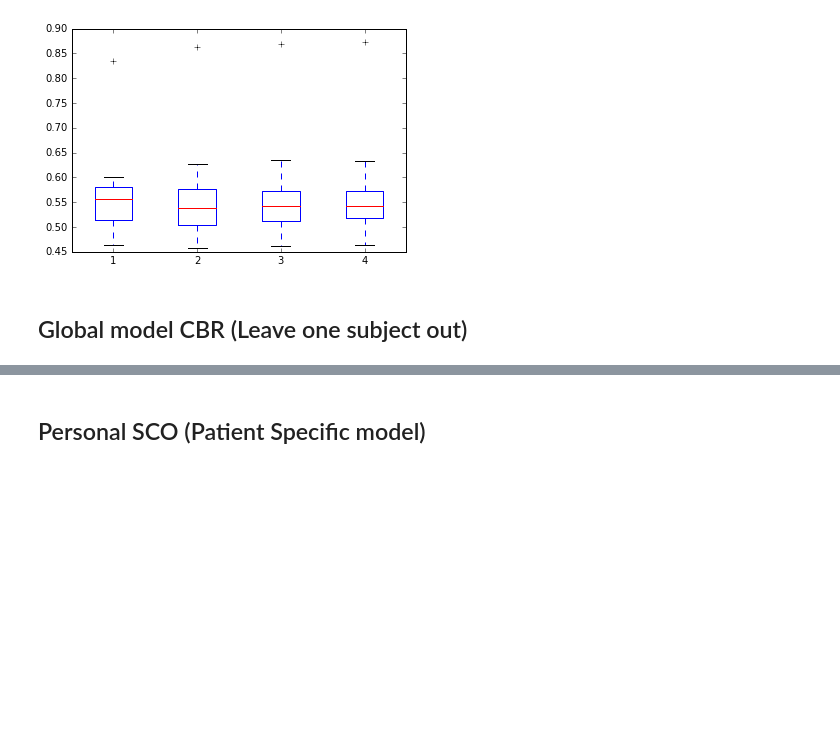
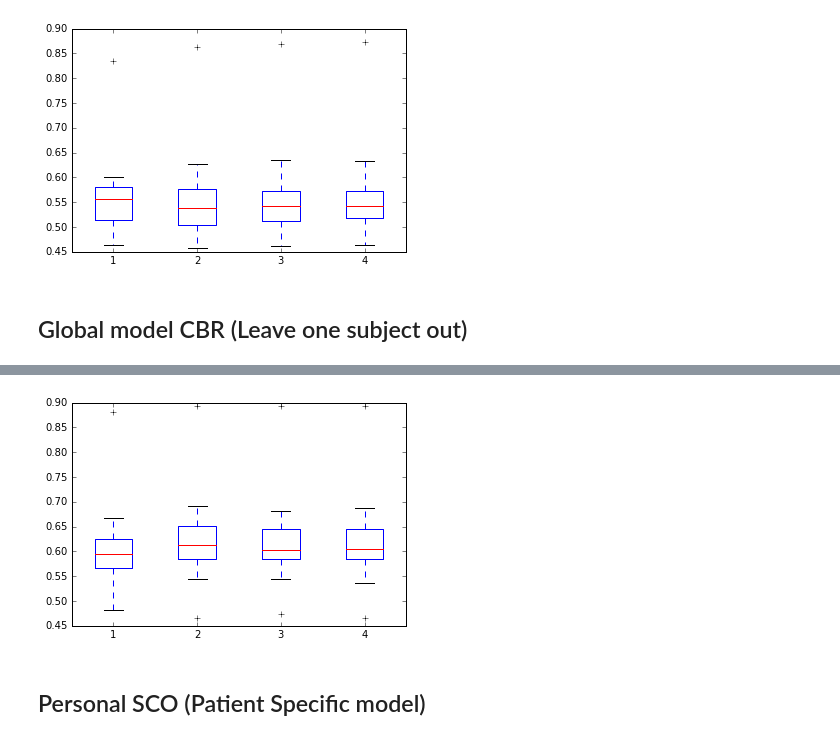
Before and after one commit to aakashng/SpeClass, a Jupyter notebook: PyCode/SpeClass-AllData-Optimization.ipynb, the cells around one changed output, grey strips where cells are left out. Cells and saved outputs as stored; diff of their text form; code cells hidden in the pictures; blank space fills up the shorter version.

```diff
--- a/PyCode/SpeClass-AllData-Optimization.ipynb
+++ b/PyCode/SpeClass-AllData-Optimization.ipynb
@@ -106,11 +109,11 @@ for nt in ntrees:
 
         #store mean accuracy for run
         if run > 1:
-            Acc_runs[run,j] = np.mean(Patient_acc)
+            Acc_runs[run,j] = np.median(Patient_acc)
         else:
             Acc_runs[:,j]=Patient_acc
 
-        print 'run={},ntrees={},mean Bacc={:.2f}'.format(run,nt,np.mean(Patient_acc))
+        print 'run={},ntrees={},median Bacc={:.2f}'.format(run,nt,np.median(Patient_acc))
     j += 1
 # %% [output]
 ntrees = 10
@@ -259,3 +289,8 @@ Median BAcc - Global CBR model = 0.57144592259
+# %%
+plt.boxplot(Acc_runs)
+plt.show()
+# %% [output]
+[figure, added]
 # %% [markdown]
 ## Personal SCO (Patient Specific model)
 # %%
```
Also changed, not shown: parts of 7 cells of this notebook, 7 other files.
